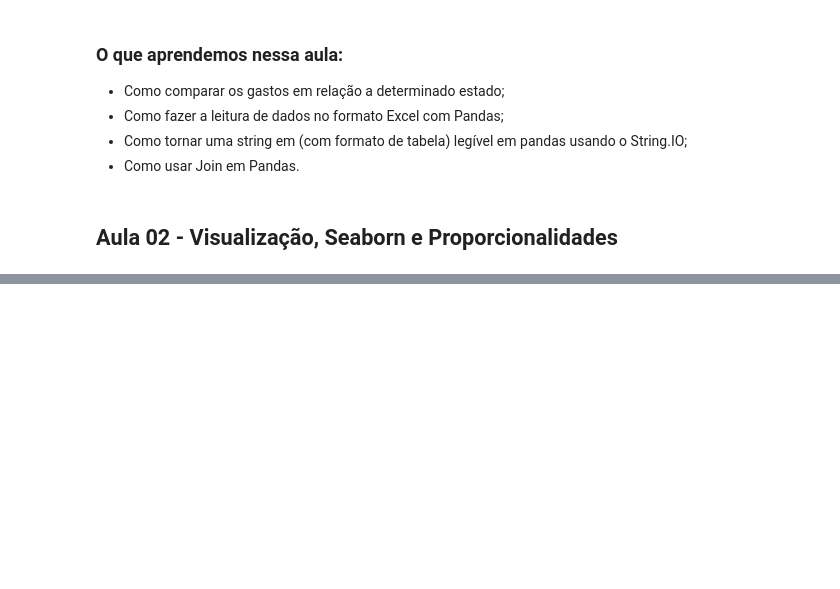
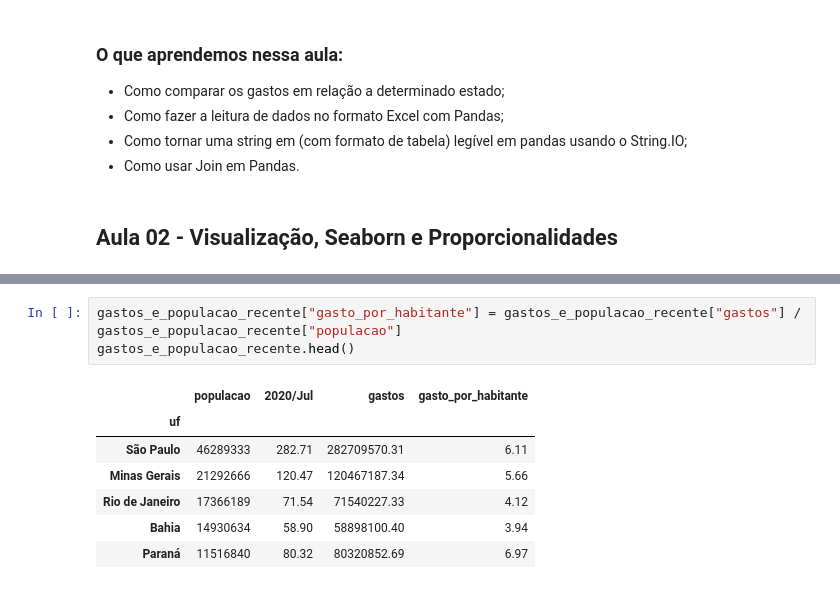
Before and after one commit to diascarolina/data-science-bootcamp, a Jupyter notebook: modulo2/aulas_desafios_modulo2.ipynb, the cells around one changed output, grey strips where cells are left out. Cells and saved outputs as stored; diff of their text form; blank space fills up the shorter version.

```diff
--- a/modulo2/aulas_desafios_modulo2.ipynb
+++ b/modulo2/aulas_desafios_modulo2.ipynb
@@ -380,0 +401,11 @@ unida_teste.head()
+# %%
+gastos_e_populacao_recente["gasto_por_habitante"] = gastos_e_populacao_recente["gastos"] / gastos_e_populacao_recente["populacao"]
+gastos_e_populacao_recente.head()
+# %% [output]
+|  | populacao | 2020/Jul | gastos | gasto_por_habitante |
+| uf |  |  |  |  |
+| São Paulo | 46289333 | 282.71 | 282709570.31 | 6.11 |
+| Minas Gerais | 21292666 | 120.47 | 120467187.34 | 5.66 |
+| Rio de Janeiro | 17366189 | 71.54 | 71540227.33 | 4.12 |
+| Bahia | 14930634 | 58.90 | 58898100.40 | 3.94 |
+| Paraná | 11516840 | 80.32 | 80320852.69 | 6.97 |
```
Also changed, not shown: parts of 9 cells of this notebook.
